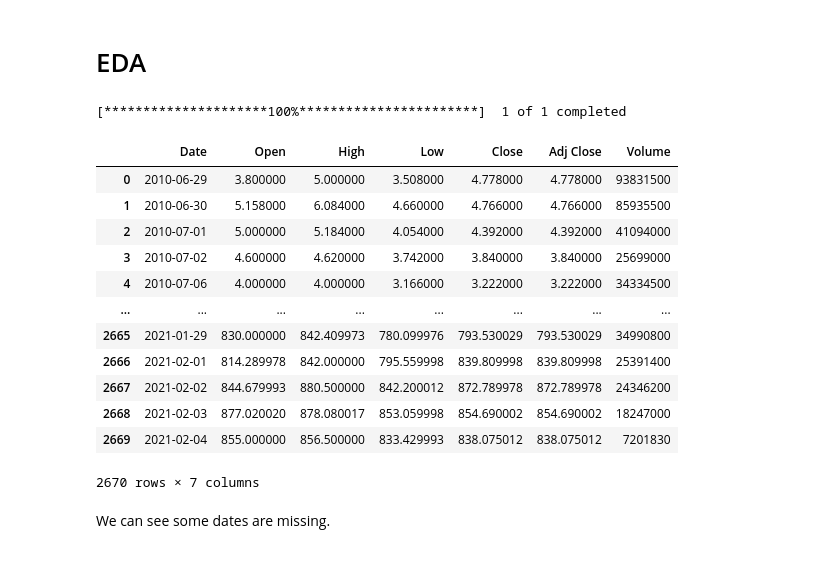
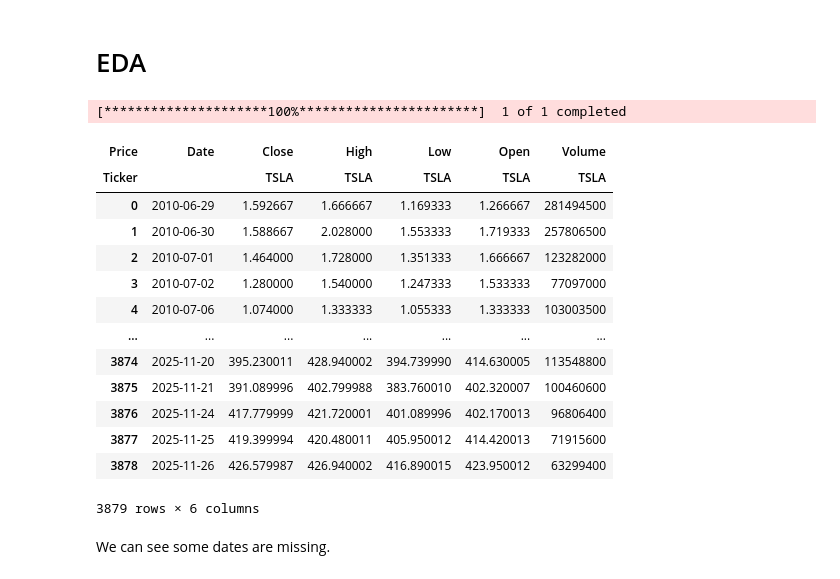
Before and after one commit to Fournierp/alfred, a Jupyter notebook: models/Exploratory Data Analysis.ipynb, the cells around one changed output. Cells and saved outputs as stored; diff of their text form; code cells hidden in the pictures.

```diff
--- a/models/Exploratory Data Analysis.ipynb
+++ b/models/Exploratory Data Analysis.ipynb
@@ -43,26 +23,26 @@ Successfully installed lxml-4.6.2 yfinance-0.1.55
 # %% [markdown]
 # EDA
-# %%
-# Download the data
-company = "TSLA"
-df = yf.download(company)
-df = df.reset_index()
-df
-# %% [output]
-[*********************100%***********************]  1 of 1 completed
-|  | Date | Open | High | Low | Close | Adj Close | Volume |
-| 0 | 2010-06-29 | 3.800000 | 5.000000 | 3.508000 | 4.778000 | 4.778000 | 93831500 |
-| 1 | 2010-06-30 | 5.158000 | 6.084000 | 4.660000 | 4.766000 | 4.766000 | 85935500 |
-| 2 | 2010-07-01 | 5.000000 | 5.184000 | 4.054000 | 4.392000 | 4.392000 | 41094000 |
-| 3 | 2010-07-02 | 4.600000 | 4.620000 | 3.742000 | 3.840000 | 3.840000 | 25699000 |
-| 4 | 2010-07-06 | 4.000000 | 4.000000 | 3.166000 | 3.222000 | 3.222000 | 34334500 |
-| ... | ... | ... | ... | ... | ... | ... | ... |
-| 2665 | 2021-01-29 | 830.000000 | 842.409973 | 780.099976 | 793.530029 | 793.530029 | 34990800 |
-| 2666 | 2021-02-01 | 814.289978 | 842.000000 | 795.559998 | 839.809998 | 839.809998 | 25391400 |
-| 2667 | 2021-02-02 | 844.679993 | 880.500000 | 842.200012 | 872.789978 | 872.789978 | 24346200 |
-| 2668 | 2021-02-03 | 877.020020 | 878.080017 | 853.059998 | 854.690002 | 854.690002 | 18247000 |
-| 2669 | 2021-02-04 | 855.000000 | 856.500000 | 833.429993 | 838.075012 | 838.075012 | 7201830 |
-2670 rows × 7 columns
+# %%
+company = 'TSLA'
+company_stock_data = yf.download(company, period='max')
+company_stock_data = company_stock_data.reset_index()
+company_stock_data
+# %% [output]
+[*********************100%***********************]  1 of 1 completed
+| Price | Date | Close | High | Low | Open | Volume |
+| Ticker |  | TSLA | TSLA | TSLA | TSLA | TSLA |
+| 0 | 2010-06-29 | 1.592667 | 1.666667 | 1.169333 | 1.266667 | 281494500 |
+| 1 | 2010-06-30 | 1.588667 | 2.028000 | 1.553333 | 1.719333 | 257806500 |
+| 2 | 2010-07-01 | 1.464000 | 1.728000 | 1.351333 | 1.666667 | 123282000 |
+| 3 | 2010-07-02 | 1.280000 | 1.540000 | 1.247333 | 1.533333 | 77097000 |
+| 4 | 2010-07-06 | 1.074000 | 1.333333 | 1.055333 | 1.333333 | 103003500 |
+| ... | ... | ... | ... | ... | ... | ... |
+| 3874 | 2025-11-20 | 395.230011 | 428.940002 | 394.739990 | 414.630005 | 113548800 |
+| 3875 | 2025-11-21 | 391.089996 | 402.799988 | 383.760010 | 402.320007 | 100460600 |
+| 3876 | 2025-11-24 | 417.779999 | 421.720001 | 401.089996 | 402.170013 | 96806400 |
+| 3877 | 2025-11-25 | 419.399994 | 420.480011 | 405.950012 | 414.420013 | 71915600 |
+| 3878 | 2025-11-26 | 426.579987 | 426.940002 | 416.890015 | 423.950012 | 63299400 |
+3879 rows × 6 columns
 # %% [markdown]
 We can see some dates are missing.
 # %%
```
Also changed, not shown: parts of 4 cells of this notebook, 28 other files.
